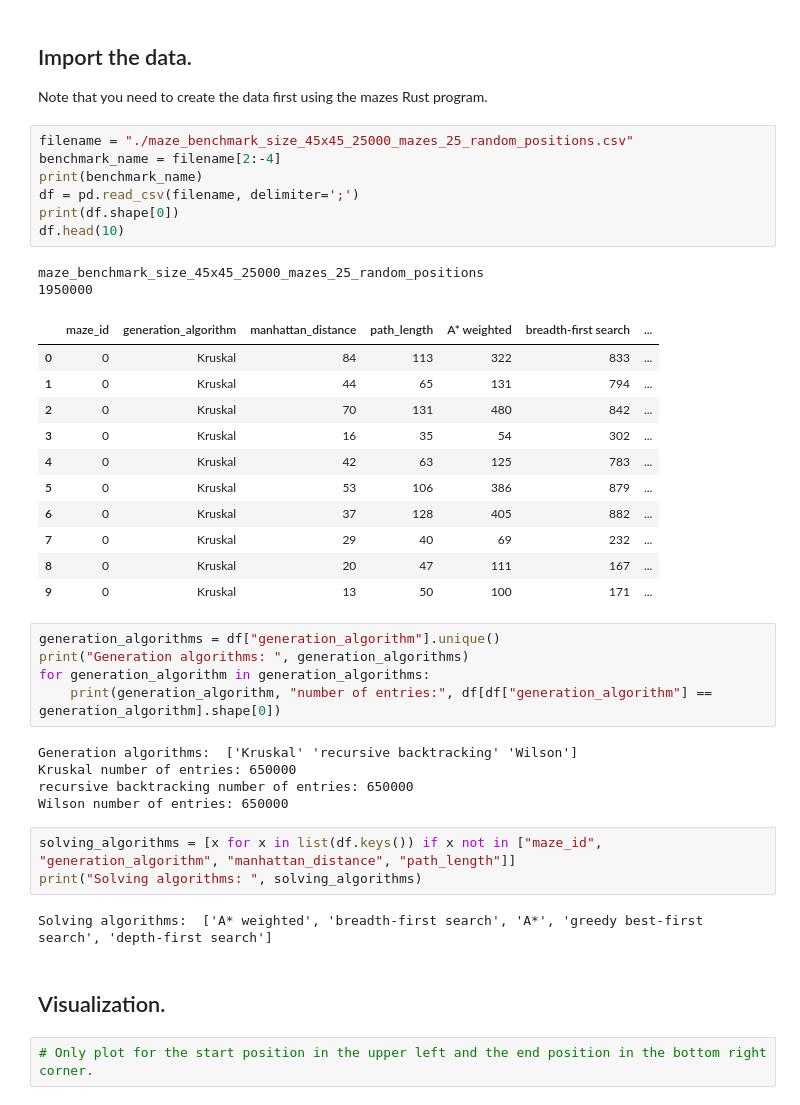
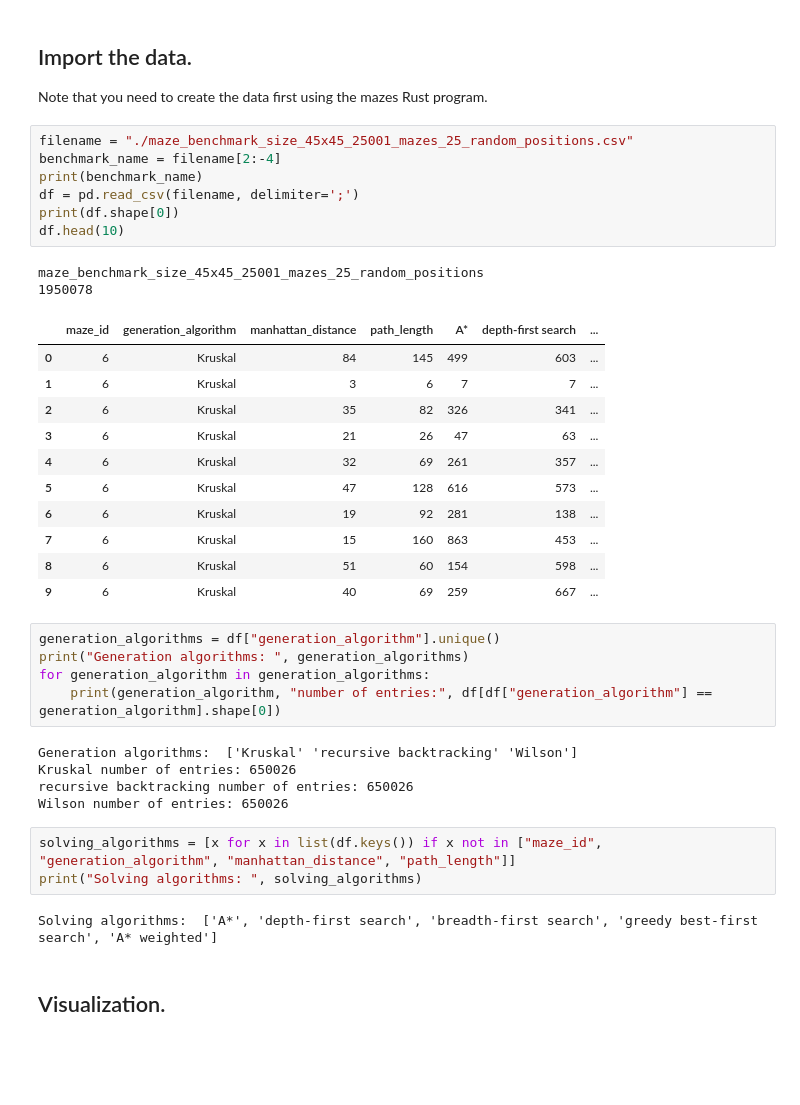
Before and after one commit to startbit96/mazes, a Jupyter notebook: benchmark_analysis/analysis.ipynb, the cells around one changed output. Drawn from its saved outputs; the diff is of its cells as text; blank space fills up the shorter version.

```diff
--- a/benchmark_analysis/analysis.ipynb
+++ b/benchmark_analysis/analysis.ipynb
@@ -9,26 +9,26 @@ import seaborn as sns
 ## Import the data.
 Note that you need to create the data first using the mazes Rust program.
 # %%
-filename = "./maze_benchmark_size_45x45_25000_mazes_25_random_positions.csv"
+filename = "./maze_benchmark_size_45x45_25001_mazes_25_random_positions.csv"
 benchmark_name = filename[2:-4]
 print(benchmark_name)
 df = pd.read_csv(filename, delimiter=';')
 print(df.shape[0])
 df.head(10)
 # %% [output]
-maze_benchmark_size_45x45_25000_mazes_25_random_positions
-1950000
+maze_benchmark_size_45x45_25001_mazes_25_random_positions
+1950078
-|  | maze_id | generation_algorithm | manhattan_distance | path_length | A* weighted | breadth-first search | ... |
-| 0 | 0 | Kruskal | 84 | 113 | 322 | 833 | ... |
-| 1 | 0 | Kruskal | 44 | 65 | 131 | 794 | ... |
-| 2 | 0 | Kruskal | 70 | 131 | 480 | 842 | ... |
-| 3 | 0 | Kruskal | 16 | 35 | 54 | 302 | ... |
-| 4 | 0 | Kruskal | 42 | 63 | 125 | 783 | ... |
-| 5 | 0 | Kruskal | 53 | 106 | 386 | 879 | ... |
-| 6 | 0 | Kruskal | 37 | 128 | 405 | 882 | ... |
-| 7 | 0 | Kruskal | 29 | 40 | 69 | 232 | ... |
-| 8 | 0 | Kruskal | 20 | 47 | 111 | 167 | ... |
-| 9 | 0 | Kruskal | 13 | 50 | 100 | 171 | ... |
+|  | maze_id | generation_algorithm | manhattan_distance | path_length | A* | depth-first search | ... |
+| 0 | 6 | Kruskal | 84 | 145 | 499 | 603 | ... |
+| 1 | 6 | Kruskal | 3 | 6 | 7 | 7 | ... |
+| 2 | 6 | Kruskal | 35 | 82 | 326 | 341 | ... |
+| 3 | 6 | Kruskal | 21 | 26 | 47 | 63 | ... |
+| 4 | 6 | Kruskal | 32 | 69 | 261 | 357 | ... |
+| 5 | 6 | Kruskal | 47 | 128 | 616 | 573 | ... |
+| 6 | 6 | Kruskal | 19 | 92 | 281 | 138 | ... |
+| 7 | 6 | Kruskal | 15 | 160 | 863 | 453 | ... |
+| 8 | 6 | Kruskal | 51 | 60 | 154 | 598 | ... |
+| 9 | 6 | Kruskal | 40 | 69 | 259 | 667 | ... |
 # %%
 generation_algorithms = df["generation_algorithm"].unique()
 print("Generation algorithms: ", generation_algorithms)
@@ -36,18 +36,16 @@ for generation_algorithm in generation_algorithms:
     print(generation_algorithm, "number of entries:", df[df["generation_algorithm"] == generation_algorithm].shape[0])
 # %% [output]
 Generation algorithms:  ['Kruskal' 'recursive backtracking' 'Wilson']
-Kruskal number of entries: 650000
-recursive backtracking number of entries: 650000
-Wilson number of entries: 650000
+Kruskal number of entries: 650026
+recursive backtracking number of entries: 650026
+Wilson number of entries: 650026
 # %%
 solving_algorithms = [x for x in list(df.keys()) if x not in ["maze_id", "generation_algorithm", "manhattan_distance", "path_length"]]
 print("Solving algorithms: ", solving_algorithms)
 # %% [output]
-Solving algorithms:  ['A* weighted', 'breadth-first search', 'A*', 'greedy best-first search', 'depth-first search']
+Solving algorithms:  ['A*', 'depth-first search', 'breadth-first search', 'greedy best-first search', 'A* weighted']
 # %% [markdown]
 ## Visualization.
-# %%
-# Only plot for the start position in the upper left and the end position in the bottom right corner.
 # %%
 # We want a color palette to distinguish the different solving algorithms.
 clrs = sns.color_palette("husl", len(solving_algorithms))
```
Also changed, not shown: parts of 1 cell of this notebook, 11 other files.
